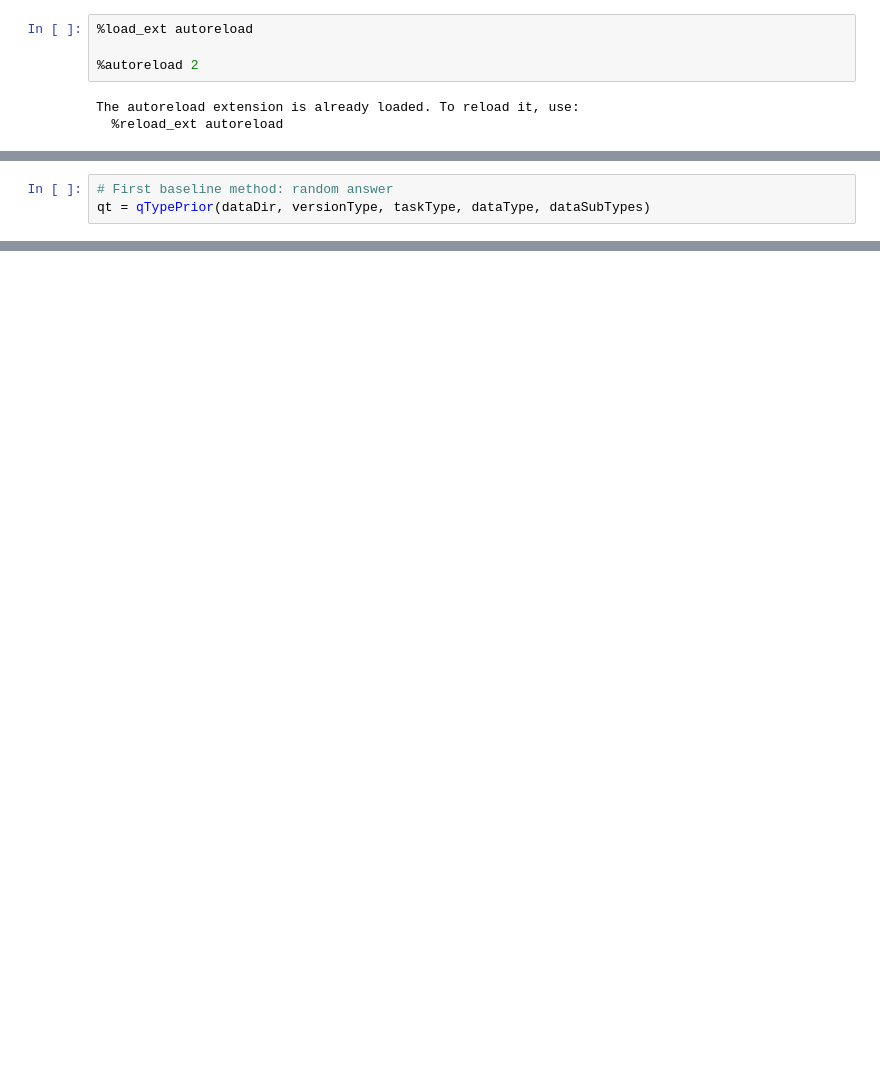
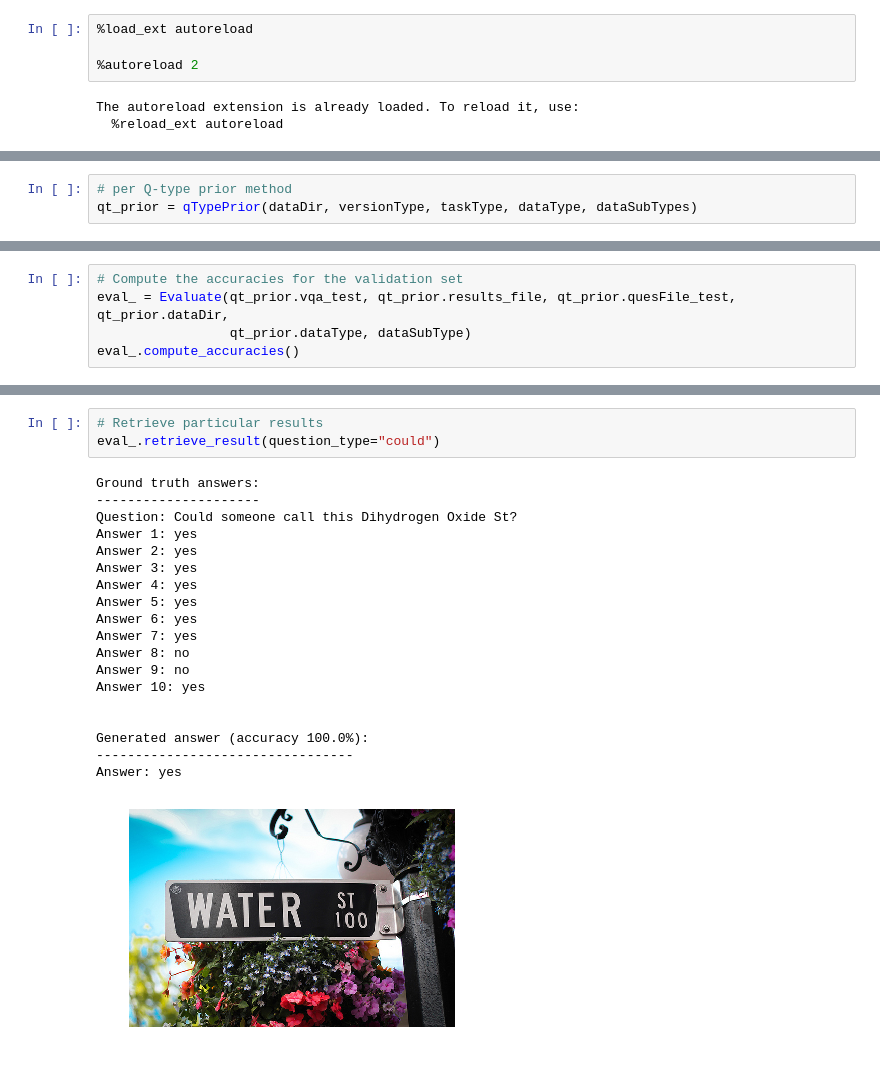
Before and after one commit to lenassero/vqa, a Jupyter notebook: demos/q_type_demo.ipynb, the cells around one changed output, grey strips where cells are left out. Drawn from its saved outputs; the diff is of its cells as text; blank space fills up the shorter version.

```diff
--- a/demos/q_type_demo.ipynb
+++ b/demos/q_type_demo.ipynb
@@ -33,6 +26,6 @@ dataSubTypes = ["train2014"]
 # %%
-# First baseline method: random answer
-qt = qTypePrior(dataDir, versionType, taskType, dataType, dataSubTypes)
+# per Q-type prior method
+qt_prior = qTypePrior(dataDir, versionType, taskType, dataType, dataSubTypes)
 # %% [output]
 --> train2014
 loading VQA annotations and questions into memory...
@@ -151,0 +52,5 @@ yes/no : 71.33
+# %%
+# Compute the accuracies for the validation set
+eval_ = Evaluate(qt_prior.vqa_test, qt_prior.results_file, qt_prior.quesFile_test, qt_prior.dataDir,
+                 qt_prior.dataType, dataSubType)
+eval_.compute_accuracies()
@@ -151,0 +85,23 @@ yes/no : 71.33
+# %%
+# Retrieve particular results
+eval_.retrieve_result(question_type="could")
+# %% [output]
+Ground truth answers:
+---------------------
+Question: Could someone call this Dihydrogen Oxide St?
+Answer 1: yes
+Answer 2: yes
+Answer 3: yes
+Answer 4: yes
+Answer 5: yes
+Answer 6: yes
+Answer 7: yes
+Answer 8: no
+Answer 9: no
+Answer 10: yes
+
+
+Generated answer (accuracy 100.0%):
+---------------------------------
+Answer: yes
+[figure, added]
```
Also changed, not shown: parts of 17 cells of this notebook, 12 other files.
